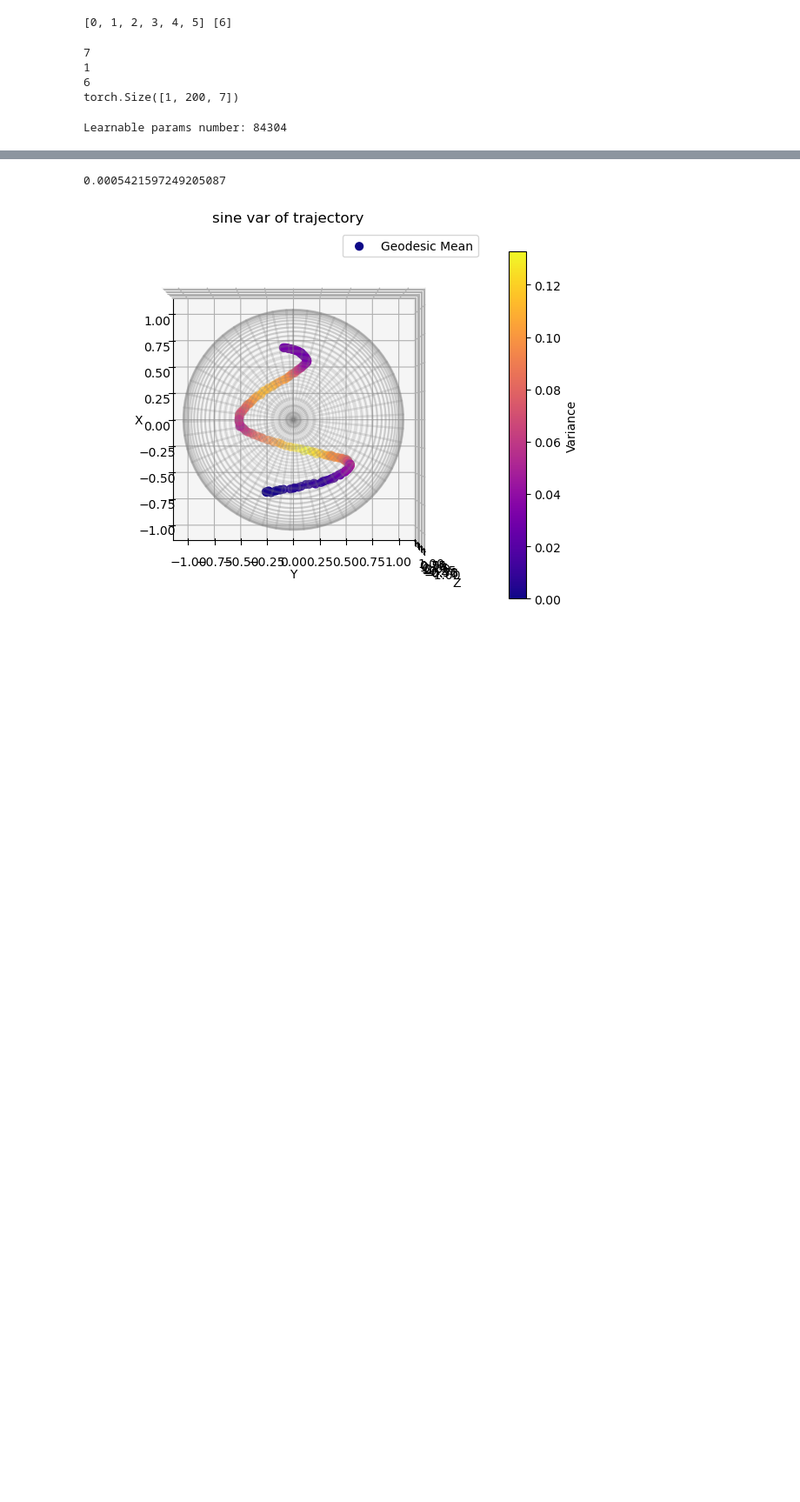
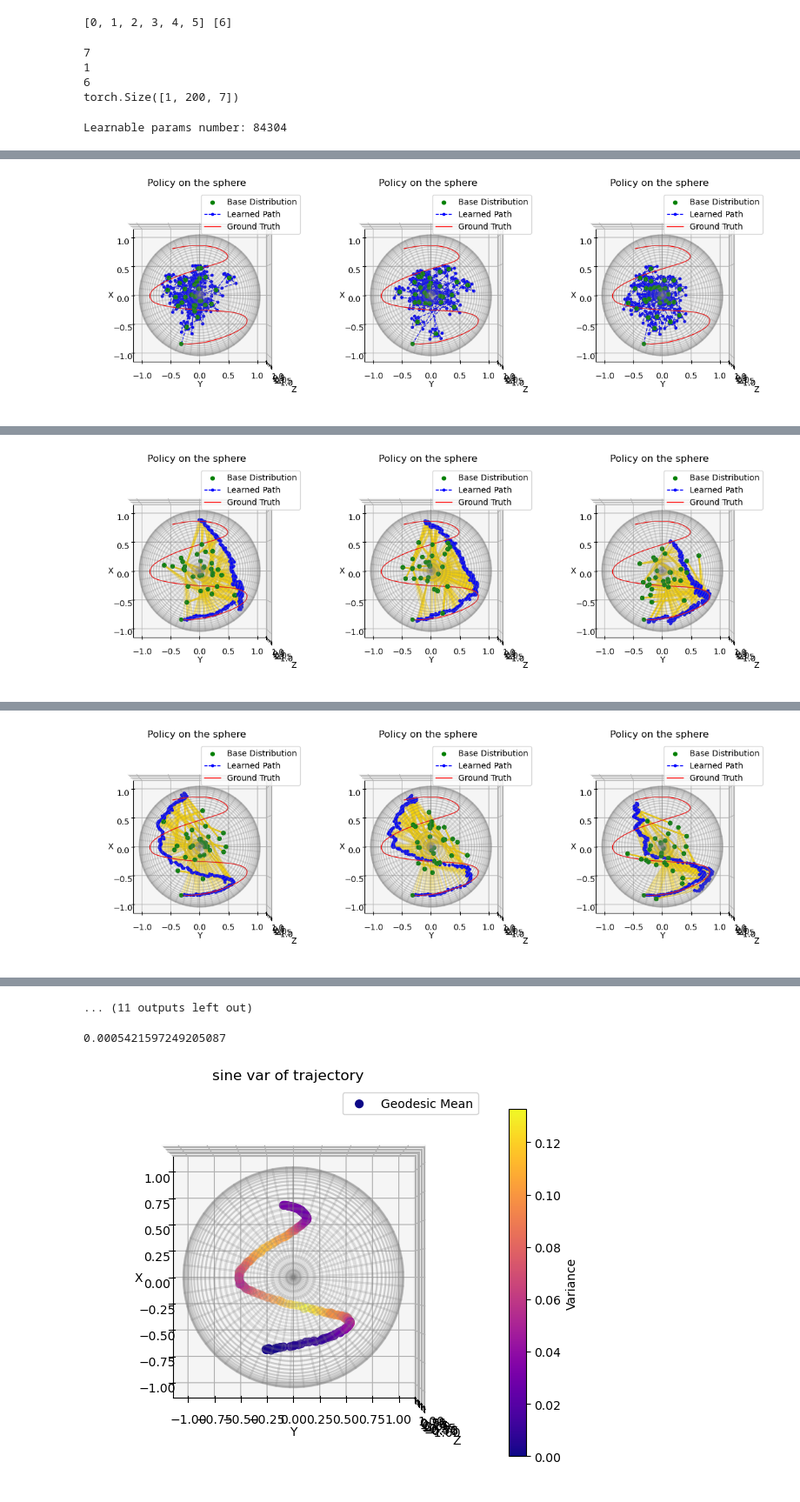
Before and after one commit to Stanpie3/Geometric-Flow-Matching, a Jupyter notebook: general_experiment.ipynb, the cells around one changed output, grey strips where cells are left out. Shown at 87% size. Cells and saved outputs as stored; diff of their text form; code cells hidden in the pictures; blank space fills up the shorter version.

```diff
--- a/general_experiment.ipynb
+++ b/general_experiment.ipynb
@@ -194,6 +196,23 @@ def run_train(vf, train_dataloader,
                 print('| iter {:6d} | {:5.2f} sec | train loss {:8.3f} '
                       .format(i, elapsed, train_loss.item()))
 
+                plt.figure()
+                plt.plot(train_losses, label='Training Loss')
+                plt.plot(val_losses, label='Validation Loss')
+                plt.xlabel('Iterations (x print_every)')
+                plt.ylabel('Loss')
+                plt.legend()
+                plt.savefig(os.path.join(save_path,'loss_plot.png'))
+                plt.close()
+
+                plt.figure()
+                plt.plot(lrs, label='Learning rate')
+                plt.xlabel('Iterations (x print_every)')
+                plt.ylabel('lr')
+                plt.legend()
+                plt.savefig(os.path.join(save_path,'lr_plot.png'))
+                plt.close()
+
                 with torch.no_grad():
                     ema_vf.store()
                     ema_vf.copy_to()
@@ -216,32 +235,16 @@ def run_train(vf, train_dataloader,
                                 run_parameters=run_parameters,
                                 class_labels=dataset.get_label_maping(),
                                 gt_obs=gt_obs)
-                    # for label_name in infered.keys():
-                    #     plot_flow_on_sphere(infered[label_name]['results'],
-                    #                         infered[label_name]['samples'],
-                    #                         gt_obs[dataset.get_label_maping()[label_name]],
-                    #                         label=label_name)
+                    for label_name in infered.keys():
+                        plot_flow_on_sphere(infered[label_name]['results'],
+                                            infered[label_name]['samples'],
+                                            gt_obs[dataset.get_label_maping()[label_name]],
+                                            label=label_name)
                     ema_vf.restore()
                 start_time = time.time()
         lrs.append(scheduler.get_last_lr()[0])
         scheduler.step()
 
-        plt.figure()
-        plt.plot(train_losses, label='Training Loss')
-        plt.plot(val_losses, label='Validation Loss')
-        plt.xlabel('Iterations (x print_every)')
-        plt.ylabel('Loss')
-        plt.legend()
-        plt.savefig(os.path.join(save_path,'loss_plot.png'))
-        plt.close()
-
-        plt.figure()
-        plt.plot(lrs, label='Learning rate')
-        plt.xlabel('Iterations (x print_every)')
-        plt.ylabel('lr')
-        plt.legend()
-        plt.savefig(os.path.join(save_path,'lr_plot.png'))
-        plt.close()
 
 
     vf.load_state_dict(torch.load(os.path.join(save_path,'best_model.pth'), weights_only=True))
@@ -266,5 +269,5 @@ run_train(vf=vf,
             manifold=manifold,
             ema_vf=ema_vf, dataset=dataset,
             gt_obs=gt_obs,
-            run_name="sine_shape_4D")
+            run_name="sine_shape")
 # %% [output]
@@ -271,0 +276 @@ FileExistsError: [Errno 17] File exists: './runs/sine_shape_4D'
+[figure, added]
@@ -271,0 +279 @@ FileExistsError: [Errno 17] File exists: './runs/sine_shape_4D'
+[figure, added]
@@ -271,0 +282 @@ FileExistsError: [Errno 17] File exists: './runs/sine_shape_4D'
+[figure, added]
@@ -272,3 +292,4 @@ FileExistsError: [Errno 17] File exists: './runs/sine_shape_4D'
+... (11 outputs left out)
 # %%
 criterion =  SoftDTW(gamma=1.0, normalize=True)
 # %%
```
Also changed, not shown: parts of 4 cells of this notebook, 10 other files.
